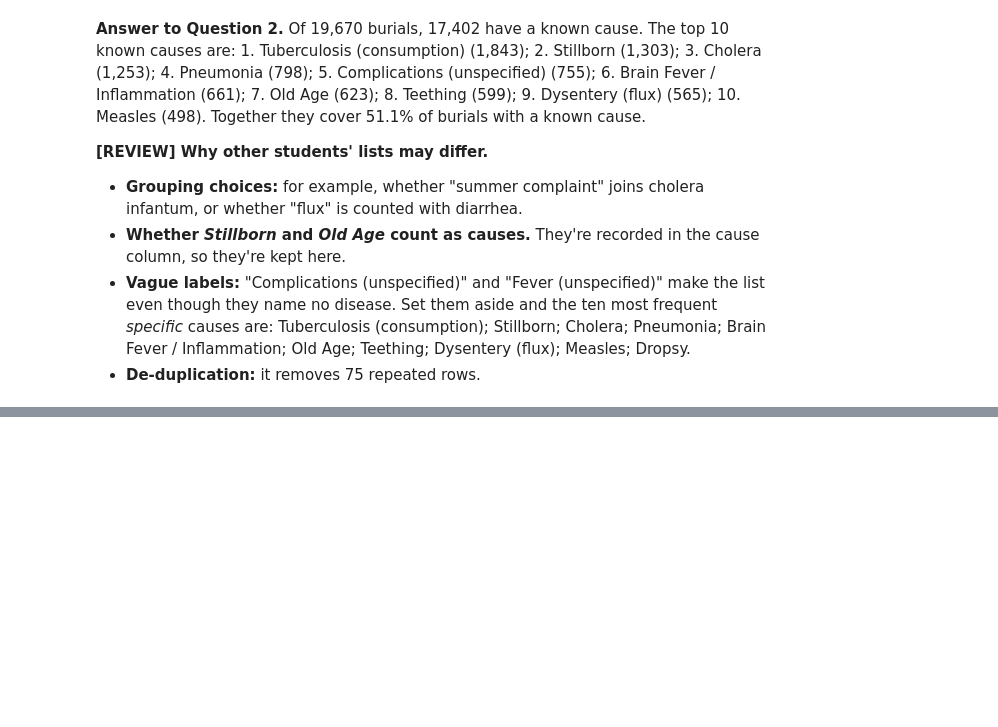
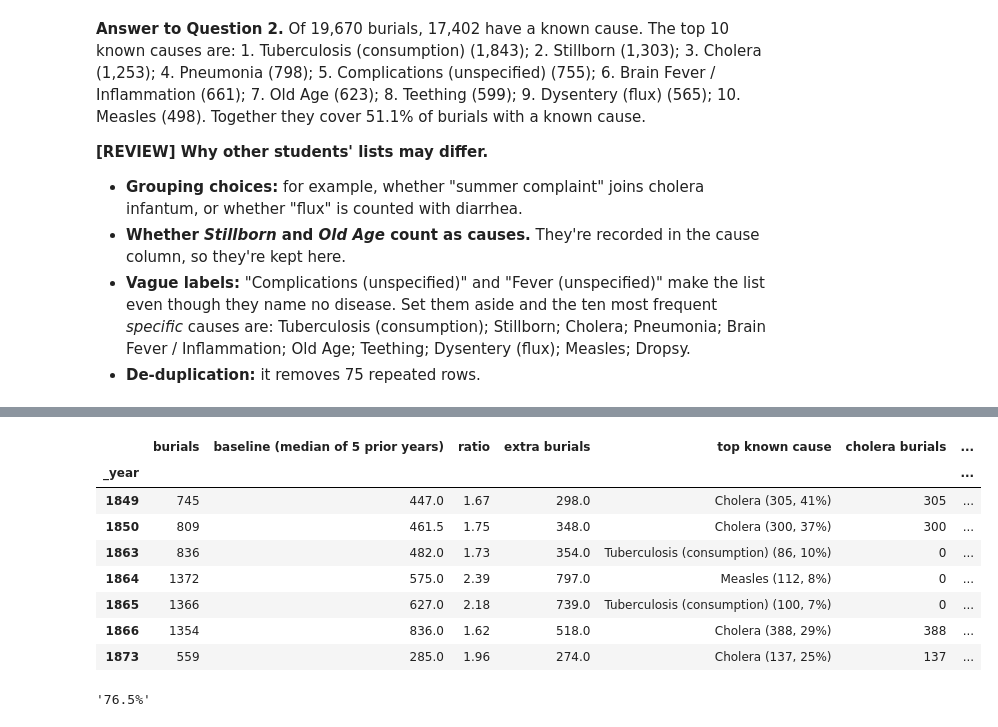
Before and after one commit to ryRyTheCoder/cause_of_death, a Jupyter notebook: submissions/juan_zavala/cemetery_analysis.ipynb, the cells around one changed output, grey strips where cells are left out. Saved outputs shown, nothing was run; the diff lists cells and outputs as text; code cells hidden in the pictures; blank space fills up the shorter version.

```diff
--- a/submissions/juan_zavala/cemetery_analysis.ipynb
+++ b/submissions/juan_zavala/cemetery_analysis.ipynb
@@ -484,0 +491,73 @@ save(fig, 'q2_top10_causes.png')
+# %%
+yearly = df.groupby('_year').size()
+yearly.index = yearly.index.astype(int)
+yearly = yearly.reindex(range(int(yearly.index.min()), int(yearly.index.max()) + 1), fill_value=0)
+baseline = pd.Series([yearly.loc[max(yearly.index.min(), y - 5):y - 1].median() if y - yearly.index.min() >= 3 else np.nan
+                      for y in yearly.index], index=yearly.index)
+spikes = pd.DataFrame({'burials': yearly, 'baseline (median of 5 prior years)': baseline})
+spikes['ratio'] = (spikes['burials'] / spikes['baseline (median of 5 prior years)']).round(2)
+spikes['extra burials'] = (spikes['burials'] - spikes['baseline (median of 5 prior years)']).round(0)
+flagged = spikes[(spikes['ratio'] >= 1.5) & (spikes['extra burials'] >= 50)].copy()
+flagged['top known cause'], flagged['cholera burials'], flagged['Black burials'] = '', 0, 0
+
+upd_year = df.dropna(subset=['_year'])
+cholera_by_year = upd_year[upd_year['Cause of Death Updated'] == 'Cholera'].groupby('_year').size()
+race = df['Race'].str.upper().str.strip(' .')
+for y in flagged.index:
+    s = upd_year[upd_year['_year'] == y]['Cause of Death Updated']
+    top = ranked(s[s != rules.UNKNOWN])
+    flagged.loc[y, 'top known cause'] = f"{top.index[0]} ({top.iloc[0]:,}, {pct(top.iloc[0] / len(s), 0)})"
+    flagged.loc[y, 'cholera burials'] = int(cholera_by_year.get(y, 0))
+    flagged.loc[y, 'Black burials'] = int(((df['_year'] == y) & (race == 'B')).sum())
+flagged.to_csv(RESULTS / 'spike_years.csv', index_label='year')
+spike_years = [int(y) for y in flagged.index]
+assert spike_years == [1849, 1850, 1863, 1864, 1865, 1866, 1873], spike_years
+fact('spike_years', '1849, 1850, 1863, 1864, 1865, 1866 and 1873')
+fact('n_spike_years', len(spike_years))
+flagged
+# %% [output]
+|  | burials | baseline (median of 5 prior years) | ratio | extra burials | top known cause | cholera burials | ... |
+| _year |  |  |  |  |  |  | ... |
+| 1849 | 745 | 447.0 | 1.67 | 298.0 | Cholera (305, 41%) | 305 | ... |
+| 1850 | 809 | 461.5 | 1.75 | 348.0 | Cholera (300, 37%) | 300 | ... |
+| 1863 | 836 | 482.0 | 1.73 | 354.0 | Tuberculosis (consumption) (86, 10%) | 0 | ... |
+| 1864 | 1372 | 575.0 | 2.39 | 797.0 | Measles (112, 8%) | 0 | ... |
+| 1865 | 1366 | 627.0 | 2.18 | 739.0 | Tuberculosis (consumption) (100, 7%) | 0 | ... |
+| 1866 | 1354 | 836.0 | 1.62 | 518.0 | Cholera (388, 29%) | 388 | ... |
+| 1873 | 559 | 285.0 | 1.96 | 274.0 | Cholera (137, 25%) | 137 | ... |
+# %%
+def chol(y):
+    return int(cholera_by_year.get(y, 0))
+
+def share(y, n):
+    return n / int(yearly.loc[y])
+
+for y in [1849, 1850, 1854, 1866, 1873]:
+    fact(f'chol_{y}', chol(y))
+    fact(f'chol_{y}_pct', share(y, chol(y)), pct(share(y, chol(y)), 0))
+    fact(f'n_{y}', int(yearly.loc[y]))
+for y in [1860, 1861, 1863, 1864, 1865, 1866]:
+    fact(f'b{y}', int(((df['_year'] == y) & (race == 'B')).sum()))
+    fact(f'w{y}', int(((df['_year'] == y) & (race == 'W')).sum()))
+for y in [1863, 1864, 1865]:
+    fact(f'n_{y}', int(yearly.loc[y]))
+war = ranked(upd_year[upd_year['_year'].between(1863, 1865)]['Cause of Death Updated'])
+fact('war_measles_1864', int(((upd_year['_year'] == 1864) & (upd_year['Cause of Death Updated'] == 'Measles')).sum()))
+war_named = war[~war.index.isin(VAGUE | {'Stillborn', 'Premature Birth', 'Teething'})]
+fact('war_top', ', '.join(f"{c.split(' (')[0].lower()} {n:,}" for c, n in war_named.head(5).items()))
+free = df['Remarks'].str.lower().str.contains(r'f\. ?m\. ?c|f\. ?w\. ?c|free of color|\bfree\b', regex=True)
+fact('free_1865', int((free & (df['_year'] == 1865)).sum()))
+fact('free_1866', int((free & (df['_year'] == 1866)).sum()))
+fact('n_1869', int(yearly.loc[1869]))
+fact('n_1868', int(yearly.loc[1868]))
+fact('n_1870', int(yearly.loc[1870]))
+fact('n_d_1869', int((race == 'D').sum()))
+assert set(df.loc[df['_year'] == 1869, 'Volume']) == {'5-1869'} and set(df.loc[race == 'D', '_year']) == {1869}
+per_year = lambda a, b: yearly.loc[a:b].mean()
+fact('decline_60s_90s', pct(1 - per_year(1890, 1899) / per_year(1860, 1869), 0))
+fact('peak_year_n', int(yearly.max()))
+fact('after_1900_max', int(yearly.loc[1901:].max()))
+fact('n_1846_1870', int(yearly.loc[1846:1870].sum()))
+fact('share_before_1871', pct(yearly.loc[1846:1870].sum() / yearly.sum()))
+# %% [output]
+'76.5%'
```
Also changed, not shown: parts of 7 cells of this notebook, 3 other files.
